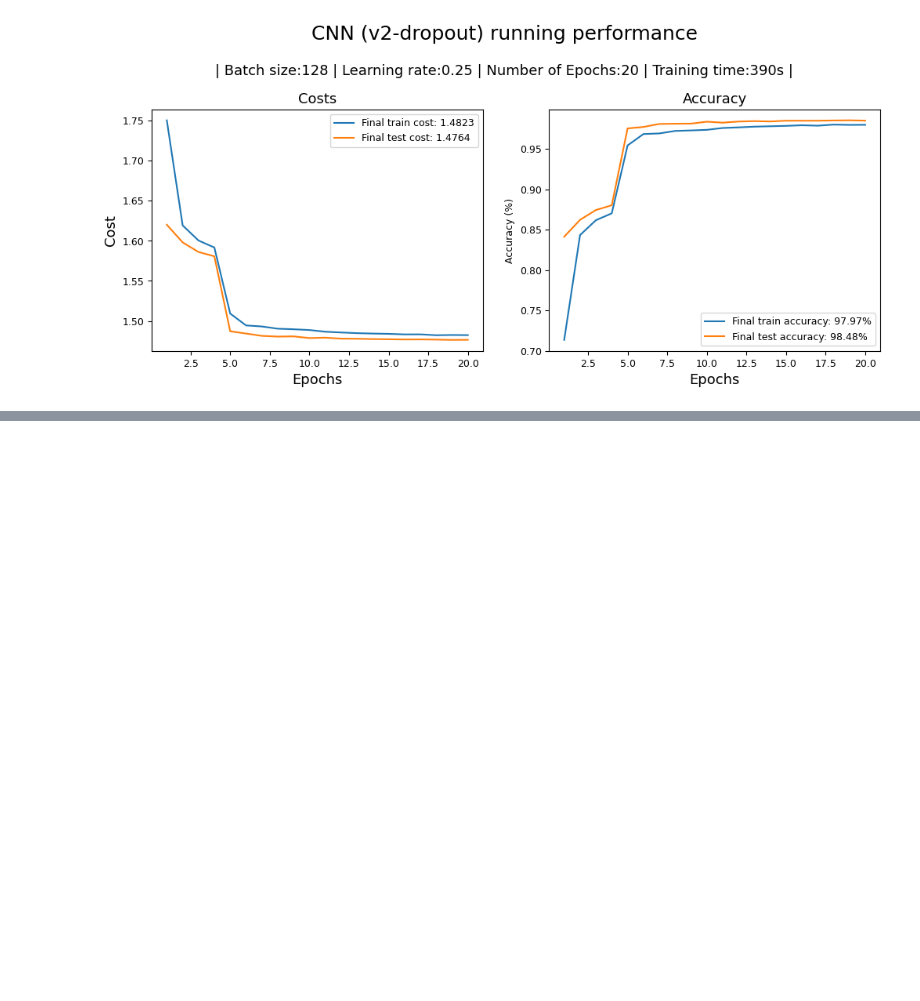
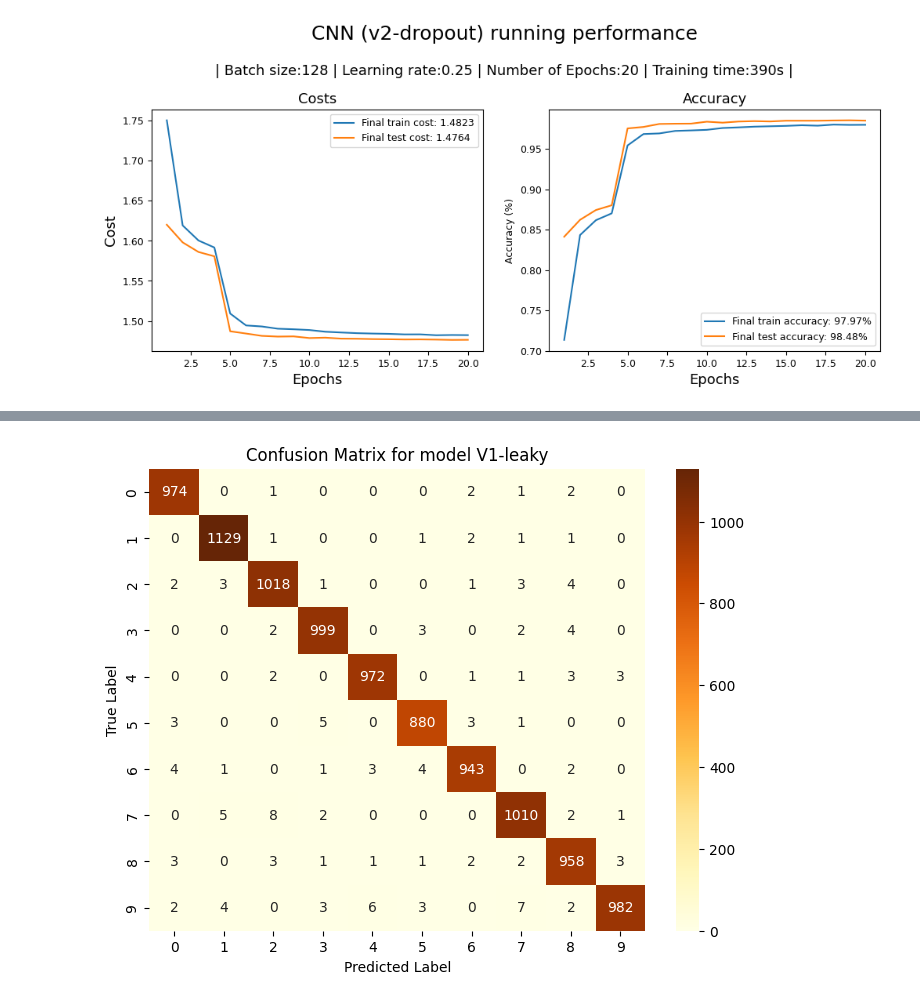
Before and after one commit to joelsundin/Hand-in2, a Jupyter notebook: ha2_dl.ipynb, the cells around one changed output, grey strips where cells are left out. Saved outputs shown, nothing was run; the diff lists cells and outputs as text; code cells hidden in the pictures; blank space fills up the shorter version.

```diff
--- a/ha2_dl.ipynb
+++ b/ha2_dl.ipynb
@@ -813,0 +826,42 @@ EPOCH 2:
+# %%
+import torch
+import torchvision
+import torchvision.transforms as transforms
+import numpy as np
+import matplotlib.pyplot as plt
+import seaborn as sns
+from sklearn.metrics import confusion_matrix
+model.to(device)
+model.eval()
+device = torch.device("cuda" if torch.cuda.is_available() else "cpu")
+
+
+transform = transforms.Compose([
+    transforms.ToTensor(),
+    transforms.Normalize((0.5,), (0.5,))
+])
+test_dataset = torchvision.datasets.MNIST(root="./data", train=False, transform=transform, download=True)
+test_loader = torch.utils.data.DataLoader(test_dataset, batch_size=128, shuffle=False)
+y_true = []
+y_pred = []
+
+with torch.no_grad():
+    for images, labels in test_loader:
+        images, labels = images.to(device), labels.to(device)
+        outputs = model(images)
+        _, predicted = torch.max(outputs, 1)
+
+        y_true.extend(labels.cpu().numpy())
+        y_pred.extend(predicted.cpu().numpy())
+
+# conf matrix
+cm = confusion_matrix(y_true, y_pred)
+
+plt.figure(figsize=(8, 6))
+sns.heatmap(cm, annot=True, fmt='d', cmap="YlOrBr", xticklabels=range(10), yticklabels=range(10))
+plt.xlabel("Predicted Label")
+plt.ylabel("True Label")
+plt.title("Confusion Matrix for model V1-leaky")
+plt.show()
+# %% [output]
+[figure, added]
```
Also changed, not shown: parts of 3 cells of this notebook.
